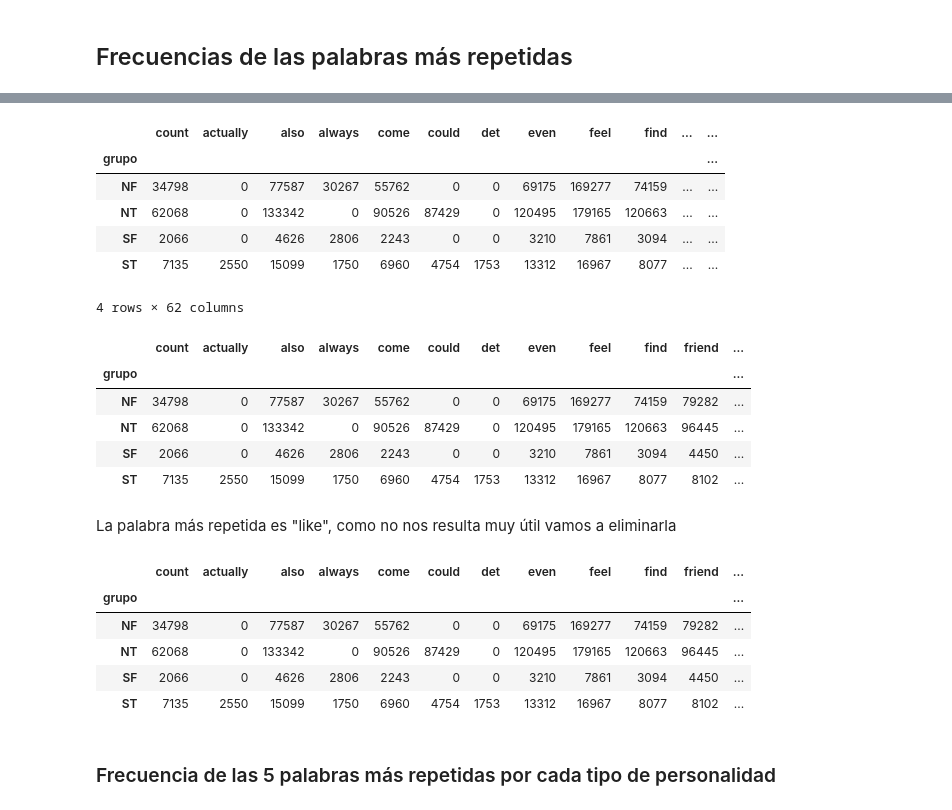
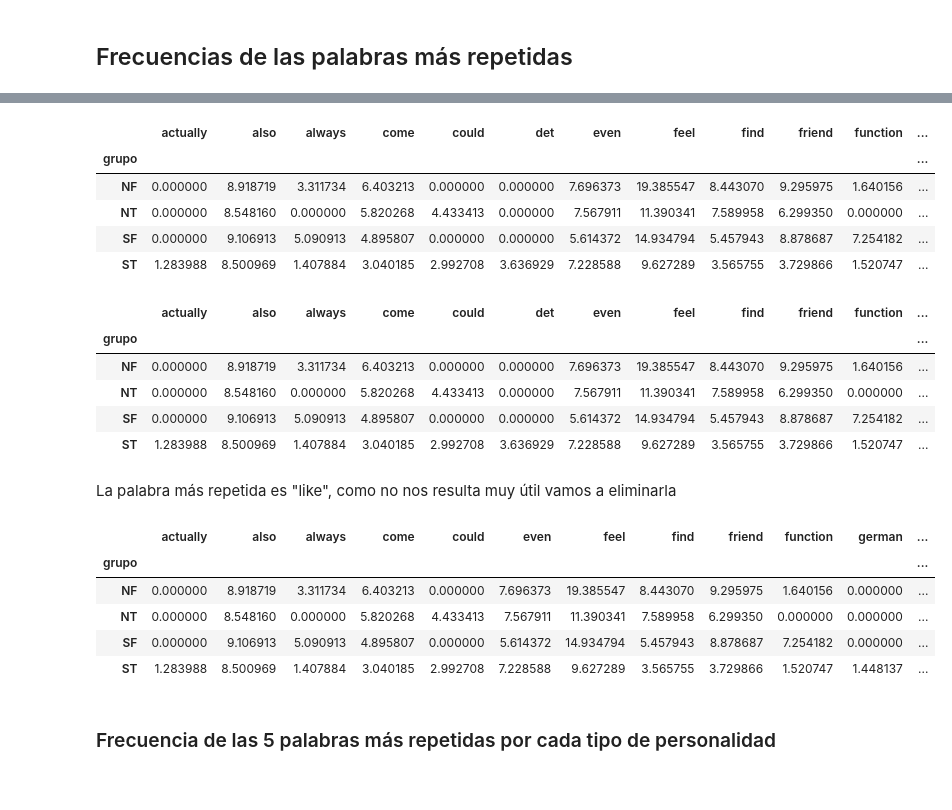
Before and after one commit to Carolina-Bolatti/Pro.Fin.-Proces.Datos, a Jupyter notebook: src/MartinaOcttinger_MBTI.ipynb, the cells around one changed output, grey strips where cells are left out. Saved outputs shown, nothing was run; the diff lists cells and outputs as text; code cells hidden in the pictures.

```diff
--- a/src/MartinaOcttinger_MBTI.ipynb
+++ b/src/MartinaOcttinger_MBTI.ipynb
@@ -147,2 +144,0 @@ Existen valores faltantes en la última columna. La eliminamos para que no nos g
-# %%
-mbti = mbti.drop('Unnamed: 89', axis=1)
@@ -203,0 +204,8 @@ mbti = mbti.drop([column for column in  mbti.columns if column in abv], axis=1)
+# %%
+# Tomamos el data set desde la columna 3 ya que las dos primeras son el tipo de personalidad y el count
+palabras = mbti.iloc[:,2:].columns.tolist()
+
+for palabra in palabras:
+    mbti[palabra] = mbti[palabra] / mbti['count']
+
+mbti
@@ -229,7 +256,7 @@ Según lo investigado sobre los tipos de personalidad los podemos dividir en 4 s
     - ISTJ
     - ISTP
 # %%
-# Grupos
+# Subgrupos
 group_mapping = {
     'NF':'NF',
     'NT':'NT',
@@ -238,7 +265,7 @@ group_mapping = {
 }
 
 # Creo una nueva columna con el grupo al que pertenece cada uno
-mbti['grupo'] = mbti['type'].apply(lambda x: next((group for pattern, group in group_mapping.items() if pattern in x), None))
+mbti['grupo'] = mbti['personality'].apply(lambda x: next((group for pattern, group in group_mapping.items() if pattern in x), None))
 
 mbti
 # %% [output]
@@ -263,27 +290,26 @@ mbti
 # %%
-# Groupby para ver las palabras más repetidas por cada grupo
+# Groupby para ver qué subgrupo repitió más cada palabra.
 
 group_mbti = mbti.groupby('grupo').sum()
-group_mbti=group_mbti.drop('type', axis=1)
+group_mbti=group_mbti.drop(['personality', 'count'], axis=1)
 
-group_mbti
+group_mbti.style.highlight_max(color='cadetblue')
 # %% [output]
-|  | count | actually | also | always | come | could | det | even | feel | find | ... | ... |
+|  | actually | also | always | come | could | det | even | feel | find | friend | function | ... |
 | grupo |  |  |  |  |  |  |  |  |  |  |  | ... |
-| NF | 34798 | 0 | 77587 | 30267 | 55762 | 0 | 0 | 69175 | 169277 | 74159 | ... | ... |
-| NT | 62068 | 0 | 133342 | 0 | 90526 | 87429 | 0 | 120495 | 179165 | 120663 | ... | ... |
-| SF | 2066 | 0 | 4626 | 2806 | 2243 | 0 | 0 | 3210 | 7861 | 3094 | ... | ... |
-| ST | 7135 | 2550 | 15099 | 1750 | 6960 | 4754 | 1753 | 13312 | 16967 | 8077 | ... | ... |
+| NF | 0.000000 | 8.918719 | 3.311734 | 6.403213 | 0.000000 | 0.000000 | 7.696373 | 19.385547 | 8.443070 | 9.295975 | 1.640156 | ... |
+| NT | 0.000000 | 8.548160 | 0.000000 | 5.820268 | 4.433413 | 0.000000 | 7.567911 | 11.390341 | 7.589958 | 6.299350 | 0.000000 | ... |
+| SF | 0.000000 | 9.106913 | 5.090913 | 4.895807 | 0.000000 | 0.000000 | 5.614372 | 14.934794 | 5.457943 | 8.878687 | 7.254182 | ... |
+| ST | 1.283988 | 8.500969 | 1.407884 | 3.040185 | 2.992708 | 3.636929 | 7.228588 | 9.627289 | 3.565755 | 3.729866 | 1.520747 | ... |
-4 rows × 62 columns
 # %%
 group_mbti.style.highlight_max(color='cadetblue', axis=1)
 # %% [output]
-|  | count | actually | also | always | come | could | det | even | feel | find | friend | ... |
+|  | actually | also | always | come | could | det | even | feel | find | friend | function | ... |
 | grupo |  |  |  |  |  |  |  |  |  |  |  | ... |
-| NF | 34798 | 0 | 77587 | 30267 | 55762 | 0 | 0 | 69175 | 169277 | 74159 | 79282 | ... |
-| NT | 62068 | 0 | 133342 | 0 | 90526 | 87429 | 0 | 120495 | 179165 | 120663 | 96445 | ... |
-| SF | 2066 | 0 | 4626 | 2806 | 2243 | 0 | 0 | 3210 | 7861 | 3094 | 4450 | ... |
-| ST | 7135 | 2550 | 15099 | 1750 | 6960 | 4754 | 1753 | 13312 | 16967 | 8077 | 8102 | ... |
+| NF | 0.000000 | 8.918719 | 3.311734 | 6.403213 | 0.000000 | 0.000000 | 7.696373 | 19.385547 | 8.443070 | 9.295975 | 1.640156 | ... |
+| NT | 0.000000 | 8.548160 | 0.000000 | 5.820268 | 4.433413 | 0.000000 | 7.567911 | 11.390341 | 7.589958 | 6.299350 | 0.000000 | ... |
+| SF | 0.000000 | 9.106913 | 5.090913 | 4.895807 | 0.000000 | 0.000000 | 5.614372 | 14.934794 | 5.457943 | 8.878687 | 7.254182 | ... |
+| ST | 1.283988 | 8.500969 | 1.407884 | 3.040185 | 2.992708 | 3.636929 | 7.228588 | 9.627289 | 3.565755 | 3.729866 | 1.520747 | ... |
 # %% [markdown]
 La palabra más repetida es "like", como no nos resulta muy útil vamos a eliminarla
 # %%
@@ -291,12 +317,12 @@ group_mbti = group_mbti.drop('like', axis=1)
 # %%
 group_mbti.style.highlight_max(color='cadetblue', axis=1)
 # %% [output]
-|  | count | actually | also | always | come | could | det | even | feel | find | friend | ... |
+|  | actually | also | always | come | could | even | feel | find | friend | function | german | ... |
 | grupo |  |  |  |  |  |  |  |  |  |  |  | ... |
-| NF | 34798 | 0 | 77587 | 30267 | 55762 | 0 | 0 | 69175 | 169277 | 74159 | 79282 | ... |
-| NT | 62068 | 0 | 133342 | 0 | 90526 | 87429 | 0 | 120495 | 179165 | 120663 | 96445 | ... |
-| SF | 2066 | 0 | 4626 | 2806 | 2243 | 0 | 0 | 3210 | 7861 | 3094 | 4450 | ... |
-| ST | 7135 | 2550 | 15099 | 1750 | 6960 | 4754 | 1753 | 13312 | 16967 | 8077 | 8102 | ... |
+| NF | 0.000000 | 8.918719 | 3.311734 | 6.403213 | 0.000000 | 7.696373 | 19.385547 | 8.443070 | 9.295975 | 1.640156 | 0.000000 | ... |
+| NT | 0.000000 | 8.548160 | 0.000000 | 5.820268 | 4.433413 | 7.567911 | 11.390341 | 7.589958 | 6.299350 | 0.000000 | 0.000000 | ... |
+| SF | 0.000000 | 9.106913 | 5.090913 | 4.895807 | 0.000000 | 5.614372 | 14.934794 | 5.457943 | 8.878687 | 7.254182 | 0.000000 | ... |
+| ST | 1.283988 | 8.500969 | 1.407884 | 3.040185 | 2.992708 | 7.228588 | 9.627289 | 3.565755 | 3.729866 | 1.520747 | 1.448137 | ... |
 # %% [markdown]
 ### Frecuencia de las 5 palabras más repetidas por cada tipo de personalidad
 # %%
```
Also changed, not shown: parts of 16 cells of this notebook.
